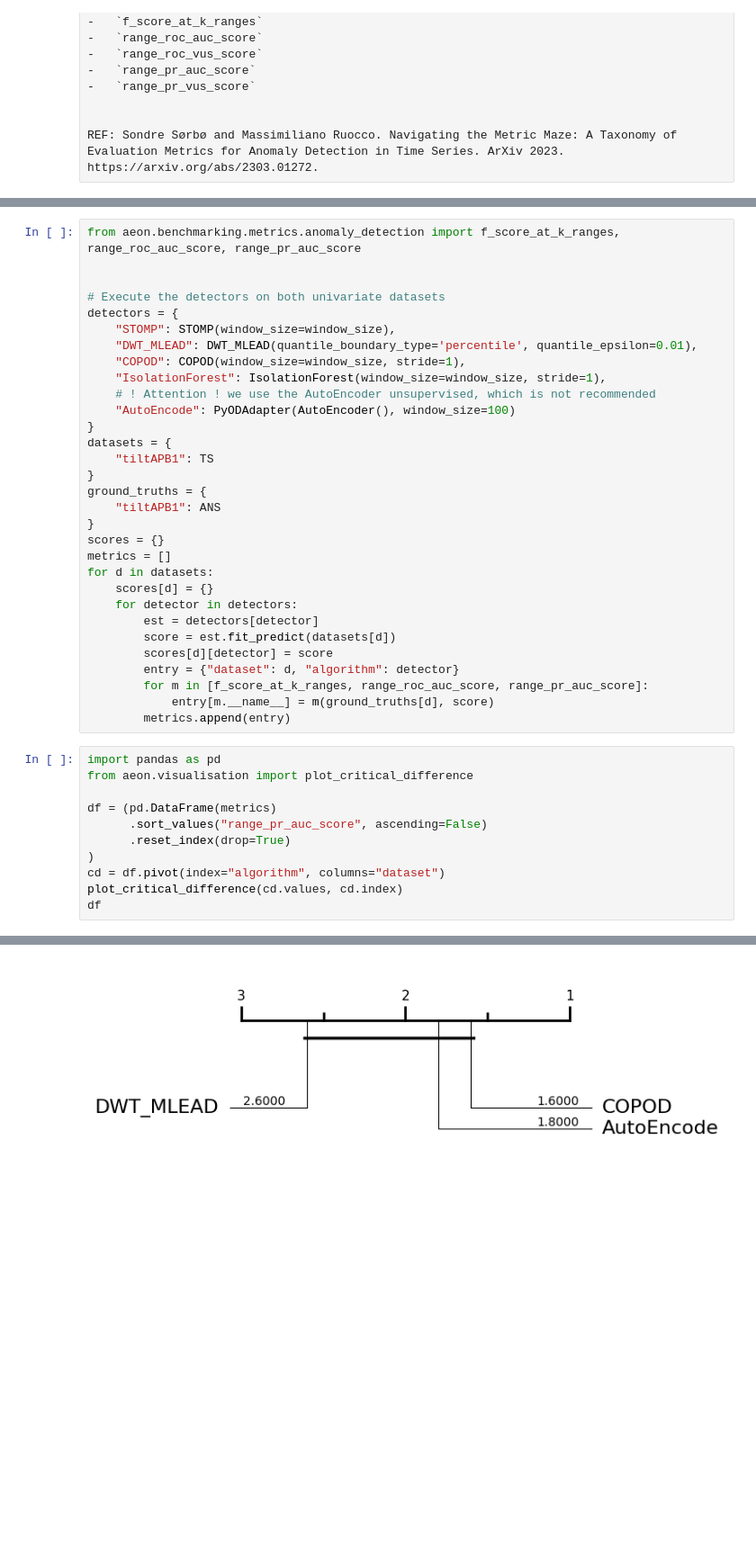
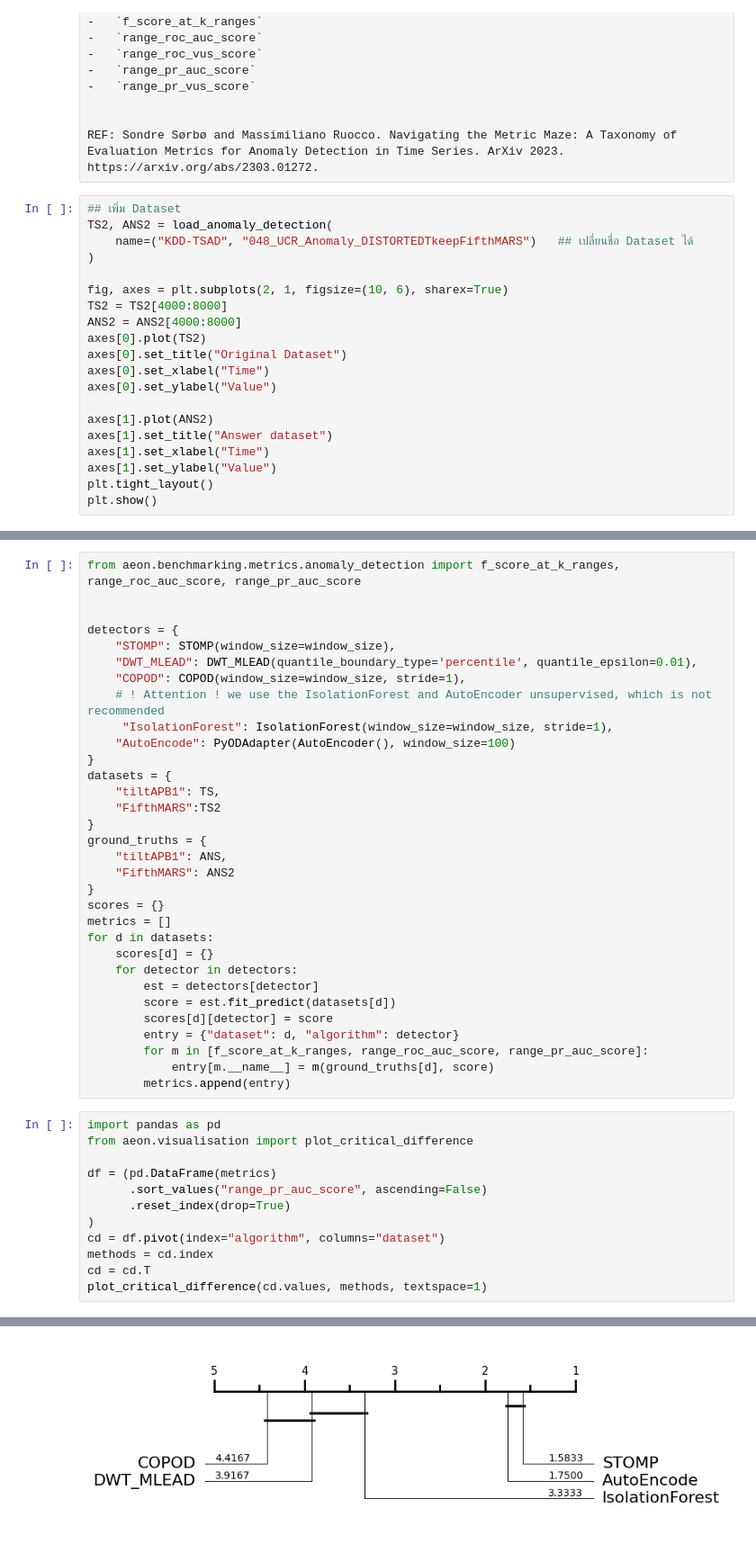
Before and after one commit to thanapol2/TS_KMITL, a Jupyter notebook: TSAD_AEON/lab_ex_TSAD_aeon.ipynb, the cells around one changed output, grey strips where cells are left out. Shown at 90% size. Cells and saved outputs as stored; diff of their text form; blank space fills up the shorter version.

```diff
--- a/TSAD_AEON/lab_ex_TSAD_aeon.ipynb
+++ b/TSAD_AEON/lab_ex_TSAD_aeon.ipynb
@@ -299,3 +287,23 @@ plt.show()
 
 
 REF: Sondre Sørbø and Massimiliano Ruocco. Navigating the Metric Maze: A Taxonomy of Evaluation Metrics for Anomaly Detection in Time Series. ArXiv 2023. https://arxiv.org/abs/2303.01272.
+# %%
+## เพิ่ม Dataset
+TS2, ANS2 = load_anomaly_detection(
+    name=("KDD-TSAD", "048_UCR_Anomaly_DISTORTEDTkeepFifthMARS")   ## เปลี่ยนชื่อ Dataset ได้
+)
+
+fig, axes = plt.subplots(2, 1, figsize=(10, 6), sharex=True)
+TS2 = TS2[4000:8000]
+ANS2 = ANS2[4000:8000]
+axes[0].plot(TS2)
+axes[0].set_title("Original Dataset")
+axes[0].set_xlabel("Time")
+axes[0].set_ylabel("Value")
+
+axes[1].plot(ANS2)
+axes[1].set_title("Answer dataset")
+axes[1].set_xlabel("Time")
+axes[1].set_ylabel("Value")
+plt.tight_layout()
+plt.show()
@@ -303,20 +313,21 @@ REF: Sondre Sørbø and Massimiliano Ruocco. Navigating the Metric Maze: A Taxon
 from aeon.benchmarking.metrics.anomaly_detection import f_score_at_k_ranges, range_roc_auc_score, range_pr_auc_score
 
 
-# Execute the detectors on both univariate datasets
 detectors = {
     "STOMP": STOMP(window_size=window_size),
     "DWT_MLEAD": DWT_MLEAD(quantile_boundary_type='percentile', quantile_epsilon=0.01),
     "COPOD": COPOD(window_size=window_size, stride=1),
-    "IsolationForest": IsolationForest(window_size=window_size, stride=1),
-    # ! Attention ! we use the AutoEncoder unsupervised, which is not recommended
+    # ! Attention ! we use the IsolationForest and AutoEncoder unsupervised, which is not recommended
+     "IsolationForest": IsolationForest(window_size=window_size, stride=1),
     "AutoEncode": PyODAdapter(AutoEncoder(), window_size=100)
 }
 datasets = {
-    "tiltAPB1": TS
+    "tiltAPB1": TS,
+    "FifthMARS":TS2
 }
 ground_truths = {
-    "tiltAPB1": ANS
+    "tiltAPB1": ANS,
+    "FifthMARS": ANS2
 }
 scores = {}
 metrics = []
@@ -339,6 +350,7 @@ df = (pd.DataFrame(metrics)
       .reset_index(drop=True)
 )
 cd = df.pivot(index="algorithm", columns="dataset")
-plot_critical_difference(cd.values, cd.index)
-df
+methods = cd.index
+cd = cd.T
+plot_critical_difference(cd.values, methods, textspace=1)
 # %% [output]
@@ -351 +358 @@ df
-[figure, old version]
+[figure, new version]
```
Also changed, not shown: parts of 6 cells of this notebook.
